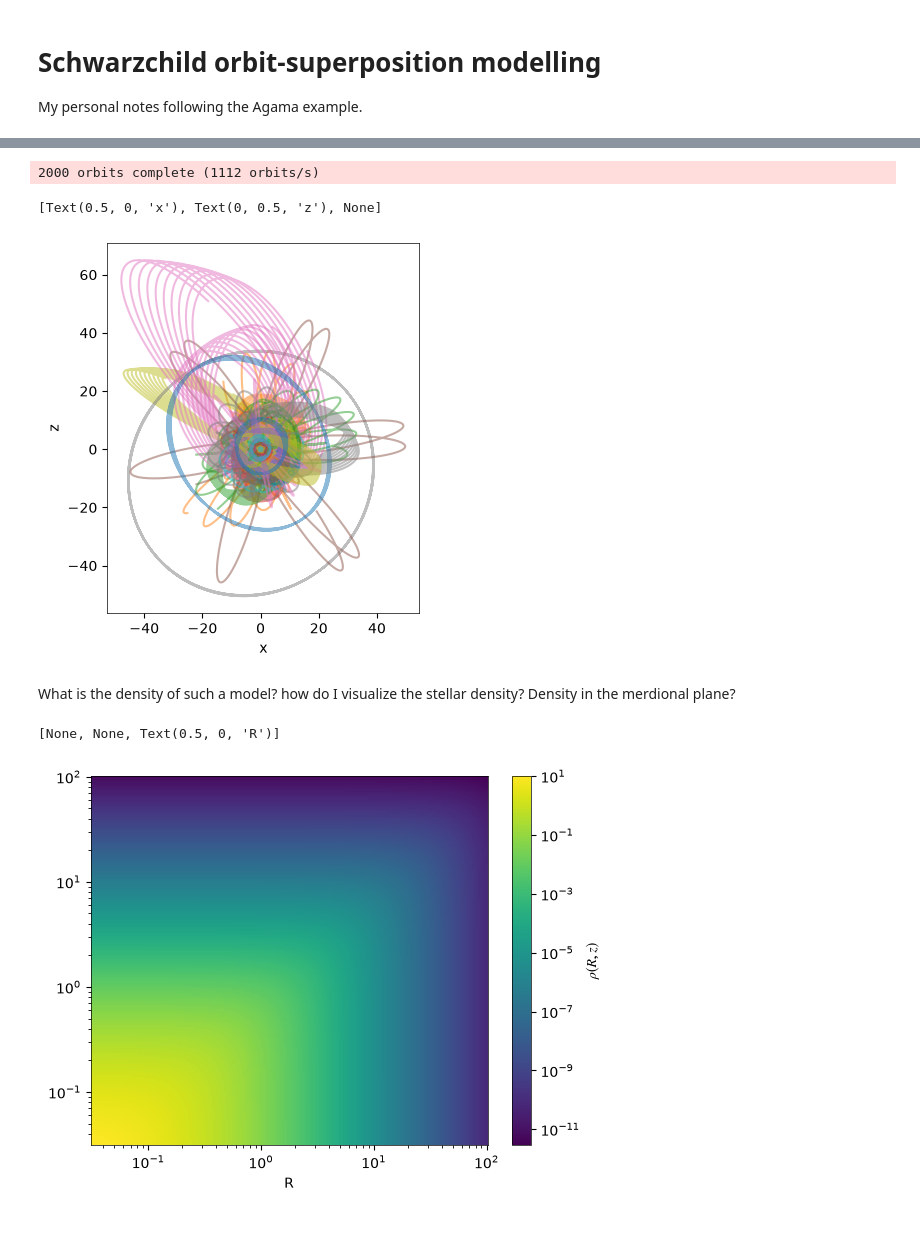
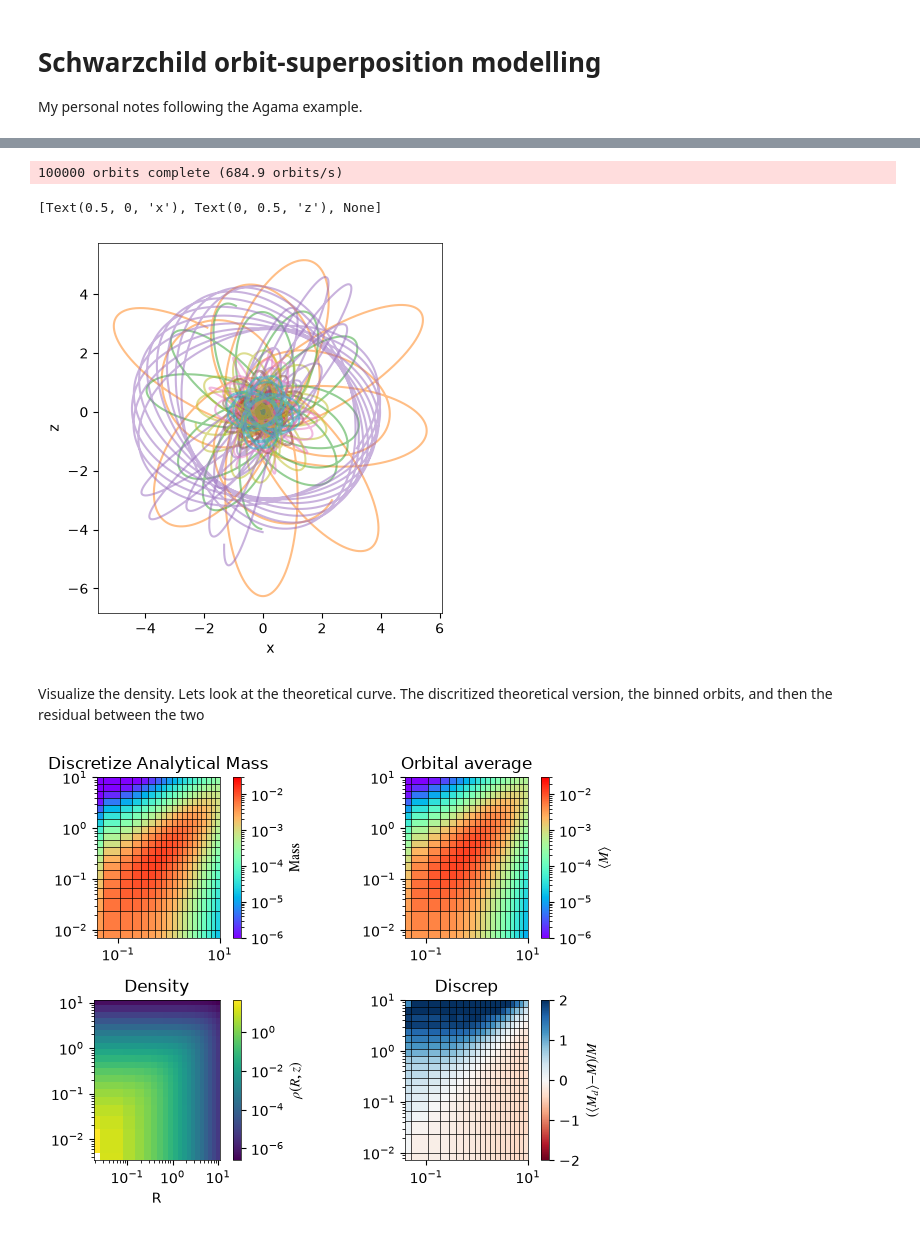
Before and after one commit to salvatore-ferrone/bar-dynamics, a Jupyter notebook: pedagogy/tutorial_schwarzchild.ipynb, the cells around one changed output, grey strips where cells are left out. Cells and saved outputs as stored; diff of their text form; code cells hidden in the pictures.

```diff
--- a/pedagogy/tutorial_schwarzchild.ipynb
+++ b/pedagogy/tutorial_schwarzchild.ipynb
@@ -24,3 +24,3 @@ The default method for sampling takes positions from the density profile and giv
 # %%
-num_orbits = int(2e3)
+num_orbits = int(1e5)
 ic, mass = dens_stars.sample(num_orbits,potential = pot_total)
@@ -31,23 +71,30 @@ Why not see what these orbits give? do they reproduce the density profile as a f
 # %%
 integration_time = 1e2*pot_total.Tcirc(ic)
-orbits=agama.orbit(
-    potential=pot_total,
-    ic=ic,
-    time=integration_time,
-    dtype=object)
+gridR           =   agama.nonuniformGrid(20, 0.05, 10)
+gridz           =   agama.nonuniformGrid(20, 0.01, 10)
+target          =   agama.Target(type='DensityCylindricalTopHat', gridR=gridR, gridz=gridz)
+D, orbits       =   agama.orbit(potential=pot_total, ic=ic, time=integration_time, dtype=object, targets=target)
+w               =   numpy.ones(len(ic)) * total_mass / len(ic)      # equal weights from sampling
+mass_discrete   =   D.T.dot(w)                                      # mass per cell
+mass_true       =   target(dens_stars)
+
+shape = (len(gridz)-1, len(gridR)-1)
+mass_d = mass_discrete.reshape(shape)
+mass_t = mass_true.reshape(shape)
+resid = (mass_d - mass_t) / mass_t
+                      # analytic mass per cell (same cells)
 # %% [output]
-2000 orbits complete (1112 orbits/s)
+100000 orbits complete (684.9 orbits/s)
 # %%
 fig,axis=plt.subplots(1,1)
 nsteps = int(1e4)
 index_orbit = 15
-for index_orbit in range(len(orbits)):
+for index_orbit in range(20):
     tsteps = numpy.linspace(0,integration_time[index_orbit]/10,nsteps)
     axis.plot(orbits[index_orbit].x(tsteps),orbits[index_orbit].y(tsteps),alpha=.50)
 axis.set(xlabel="x", ylabel="z",aspect="equal")
 # %% [output]
 [Text(0.5, 0, 'x'), Text(0, 0.5, 'z'), None]
-[figure, old version]
+[figure, new version]
 # %% [markdown]
-What is the density of such a model? how do I visualize the stellar density?
-Density in the merdional plane?
+Visualize the density. Lets look at the theoretical curve. The discritized theoretical version, the binned orbits, and then the residual between the two
@@ -54,13 +105,31 @@ Density in the merdional plane?
 # %%
-R = numpy.logspace(-1.5,2,200)
-z = numpy.logspace(-1.5,2,200)
-RR,ZZ = numpy.meshgrid(R,z)
-xyz = numpy.column_stack((RR.ravel(),numpy.zeros_like(RR.ravel()),ZZ.ravel()))
-rho_true = dens_stars.density(xyz).reshape(RR.shape)
-fig,axis=plt.subplots(1,1)
-m = axis.pcolormesh(R,z,rho_true,norm=matplotlib.colors.LogNorm(),shading="auto")
+fig,axis=plt.subplots(2,2)
+
+m = axis[1][0].pcolormesh(gridR,gridz,rho_true,norm=matplotlib.colors.LogNorm(),shading="auto")
 fig.colorbar(m,label=r"$\rho (R,z)$")
-axis.set(xscale="log",yscale="log",xlabel="R")
+axis[1][0].set(xscale="log",yscale="log",xlabel="R",aspect="equal",title="Density",)
+
+# now do the discretized true version
+m=axis[0][0].pcolormesh(gridR,gridz,mass_t,cmap="rainbow",norm=matplotlib.colors.LogNorm(vmin=1e-6, vmax=3e-2),)
+axis[0][0].vlines(gridR,ymin=gridz.min(),ymax=gridz.max(),color="k",linewidth=0.5)
+axis[0][0].hlines(gridz,xmin=gridR.min(),xmax=gridR.max(),color="k",linewidth=0.5)
+axis[0][0].set(xscale="log",yscale="log",title="Discretize Analytical Mass",aspect="equal")
+fig.colorbar(m,label=r"$\rm{Mass}$",)
+
+# now do the discretized the orbit average
+m=axis[0][1].pcolormesh(gridR,gridz,mass_d,cmap="rainbow",norm=matplotlib.colors.LogNorm(vmin=1e-6, vmax=3e-2),)
+axis[0][1].vlines(gridR,ymin=gridz.min(),ymax=gridz.max(),color="k",linewidth=0.5)
+axis[0][1].hlines(gridz,xmin=gridR.min(),xmax=gridR.max(),color="k",linewidth=0.5)
+axis[0][1].set(xscale="log",yscale="log",title="Orbital average",aspect="equal")
+fig.colorbar(m,label=r"$\left<M\right>$",)
+
+
+# now do the discretized the orbit average
+m=axis[1][1].pcolormesh(gridR,gridz,(mass_d-mass_t)/mass_t,cmap="RdBu",vmin=-2,vmax=2);
+axis[1][1].vlines(gridR,ymin=gridz.min(),ymax=gridz.max(),color="k",linewidth=0.5)
+axis[1][1].hlines(gridz,xmin=gridR.min(),xmax=gridR.max(),color="k",linewidth=0.5)
+axis[1][1].set(xscale="log",yscale="log",title="Discrep",aspect="equal")
+fig.colorbar(m,label=r"$\left(\left< M_{d} \right> - M\right)/M$")
+fig.tight_layout()
 # %% [output]
-[None, None, Text(0.5, 0, 'R')]
-[figure, old version]
+[figure, new version]
```
Also changed, not shown: parts of 38 cells of this notebook.
